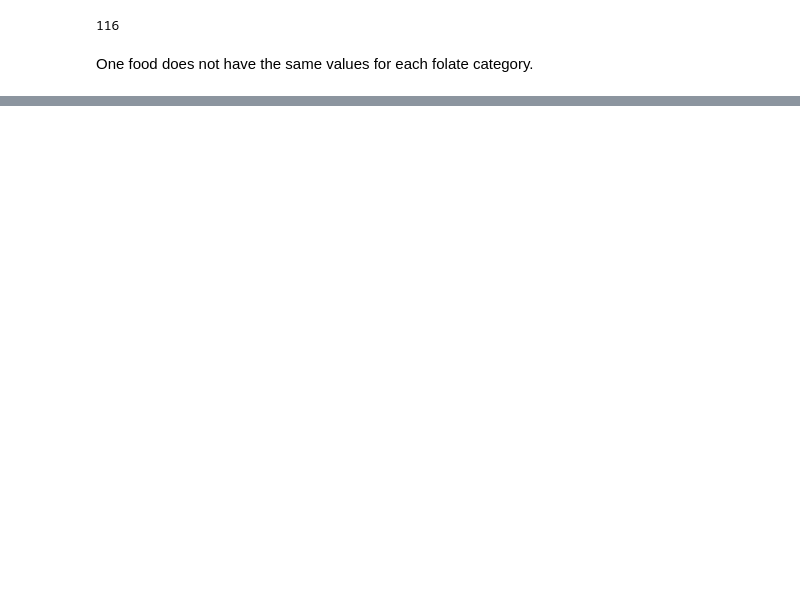
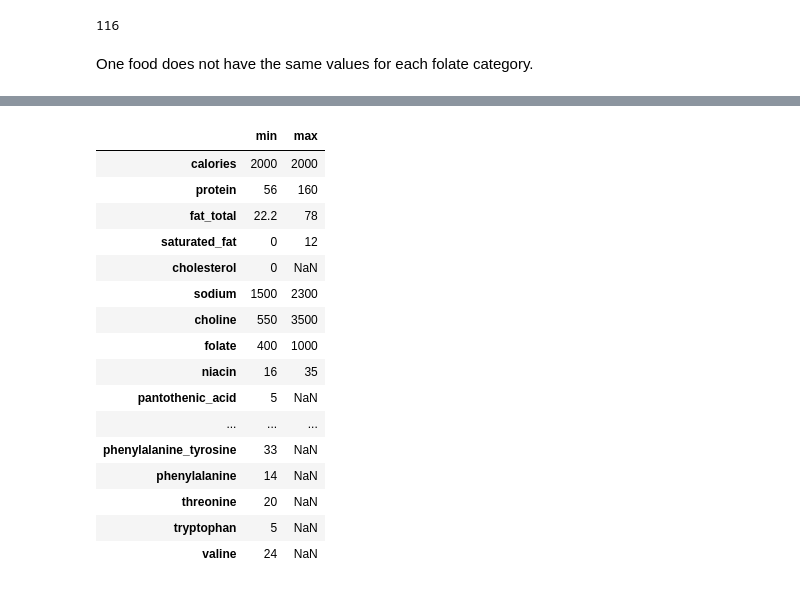
Before and after one commit to wcmohr/Nutrition, a Jupyter notebook: whfoods.ipynb, the cells around one changed output, grey strips where cells are left out. Cells and saved outputs as stored; diff of their text form; code cells hidden in the pictures; blank space fills up the shorter version.

```diff
--- a/whfoods.ipynb
+++ b/whfoods.ipynb
@@ -335,0 +592,16 @@ To simplify & clean the dataset, I'll collect the "nutrient_drv" columns that do
+# %%
+all_constraints.rename(index={
+    'total_fat': 'fat_total',
+    'riboflavin':'vitamin_b2',
+    'thiamin':'vitamin_b1',
+    'vitamin_d':'vitamin_d_mcg',
+    'vitamin_e':'vitamin_e_mg_alpha_tocopherol_equivalents_ate',
+    'irom':'iron',
+    'phosphorous':'phosphorus',
+    'carbohydrate':'carbohydrates',
+    'fat':'fat_total',
+    'saturated_fatty_acids':'saturated_fat',
+    'cystine + methionine':'cysteine_methionine',
+    'phenylalanine + tyrosine':'phenylalanine_tyrosine',
+    'zink':'zinc'
+}, inplace=True)
@@ -335,0 +615,2 @@ To simplify & clean the dataset, I'll collect the "nutrient_drv" columns that do
+# %%
+all_constraints.drop(index=['vitamin_a_rae', 'vitamin_e_mg_alpha_tocopherol_equivalents_ate'], inplace = True)
@@ -335,0 +621,25 @@ To simplify & clean the dataset, I'll collect the "nutrient_drv" columns that do
+# %%
+constraints = all_constraints.copy()
+constraints_units_dict = {}
+def getUnit(vals):
+    '''Take tuple of strings being min and max vals with units or NaN values and
+    return a unit'''
+    for val in vals:
+        try:
+            return val.split(' ')[1]
+        except:
+            pass
+    return None
+
+def getNumber(val):
+    try:
+        return val.split(' ')[0]
+    except:
+        return val
+    pass
+
+constraints_units_dict = \
+{index:getUnit((constraints.loc[index,'min'], constraints.loc[index,'max']))
+ for index in constraints.index}
+constraints['min'] = [getNumber(val) for val in constraints['min'].values ]
+constraints['max'] = [getNumber(val) for val in constraints['max'].values ]
@@ -335,0 +666,20 @@ To simplify & clean the dataset, I'll collect the "nutrient_drv" columns that do
+# %%
+constraints
+# %% [output]
+|  | min | max |
+| calories | 2000 | 2000 |
+| protein | 56 | 160 |
+| fat_total | 22.2 | 78 |
+| saturated_fat | 0 | 12 |
+| cholesterol | 0 | NaN |
+| sodium | 1500 | 2300 |
+| choline | 550 | 3500 |
+| folate | 400 | 1000 |
+| niacin | 16 | 35 |
+| pantothenic_acid | 5 | NaN |
+| ... | ... | ... |
+| phenylalanine_tyrosine | 33 | NaN |
+| phenylalanine | 14 | NaN |
+| threonine | 20 | NaN |
+| tryptophan | 5 | NaN |
+| valine | 24 | NaN |
```
Also changed, not shown: parts of 136 cells of this notebook, 10 other files.
